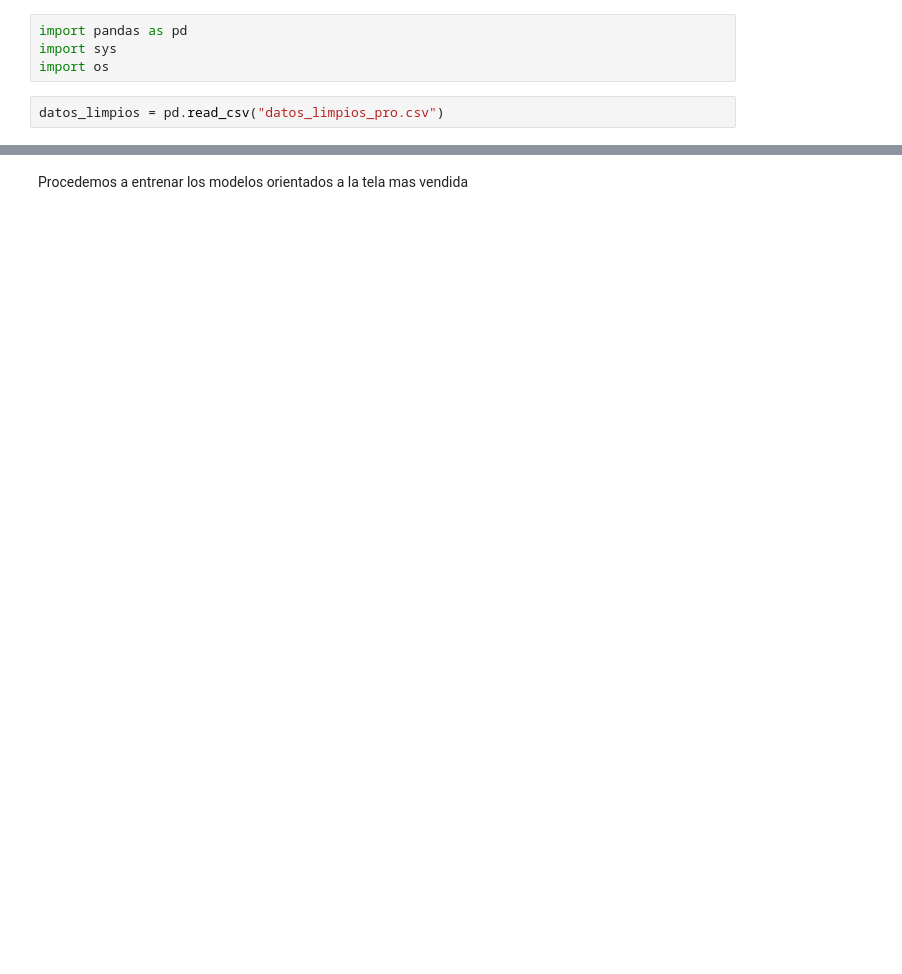
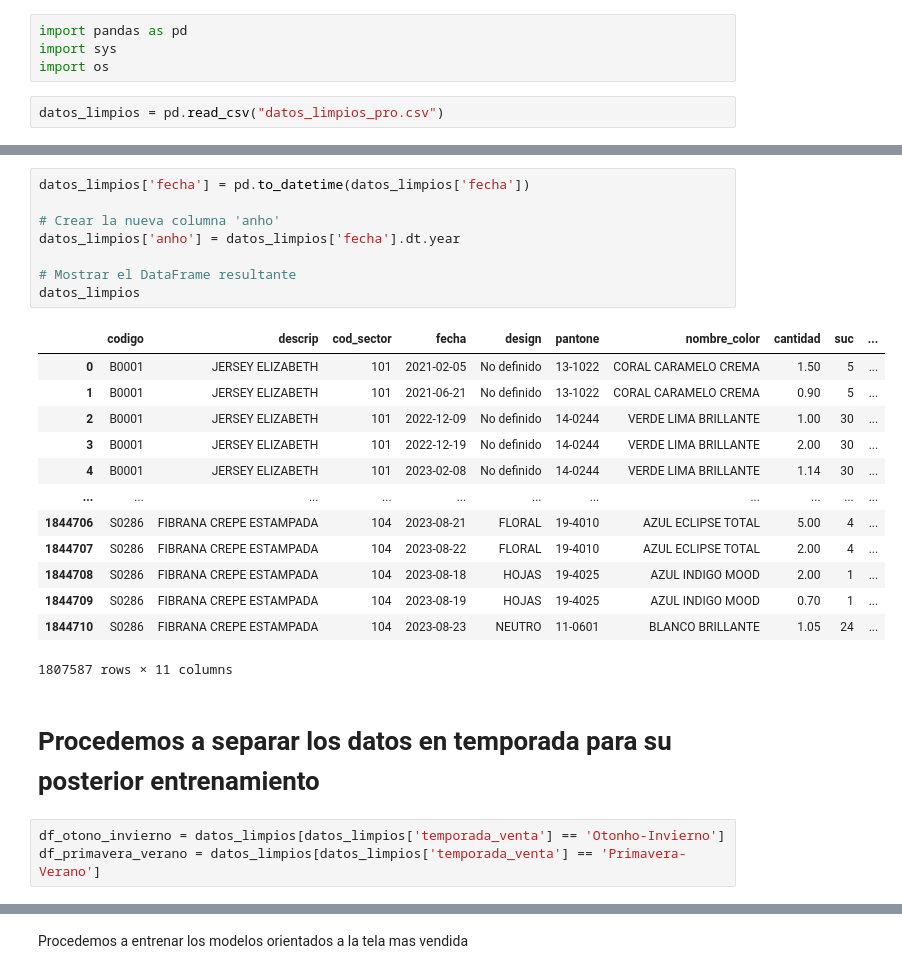
Before and after one commit to nicolasvargaszz/stock-MachineLearning, a Jupyter notebook: datoslimpios.ipynb, the cells around one changed output, grey strips where cells are left out. Saved outputs shown, nothing was run; the diff lists cells and outputs as text; blank space fills up the shorter version.

```diff
--- a/datoslimpios.ipynb
+++ b/datoslimpios.ipynb
@@ -220 +173,28 @@ Index(['codigo', 'cod_sector', 'fecha', 'design', 'pantone', 'cantidad', 'suc',
       dtype='object')
+# %%
+datos_limpios['fecha'] = pd.to_datetime(datos_limpios['fecha'])
+
+# Crear la nueva columna 'anho'
+datos_limpios['anho'] = datos_limpios['fecha'].dt.year
+
+# Mostrar el DataFrame resultante
+datos_limpios
+# %% [output]
+|  | codigo | descrip | cod_sector | fecha | design | pantone | nombre_color | cantidad | suc | ... |
+| 0 | B0001 | JERSEY ELIZABETH | 101 | 2021-02-05 | No definido | 13-1022 | CORAL CARAMELO CREMA | 1.50 | 5 | ... |
+| 1 | B0001 | JERSEY ELIZABETH | 101 | 2021-06-21 | No definido | 13-1022 | CORAL CARAMELO CREMA | 0.90 | 5 | ... |
+| 2 | B0001 | JERSEY ELIZABETH | 101 | 2022-12-09 | No definido | 14-0244 | VERDE LIMA BRILLANTE | 1.00 | 30 | ... |
+| 3 | B0001 | JERSEY ELIZABETH | 101 | 2022-12-19 | No definido | 14-0244 | VERDE LIMA BRILLANTE | 2.00 | 30 | ... |
+| 4 | B0001 | JERSEY ELIZABETH | 101 | 2023-02-08 | No definido | 14-0244 | VERDE LIMA BRILLANTE | 1.14 | 30 | ... |
+| ... | ... | ... | ... | ... | ... | ... | ... | ... | ... | ... |
+| 1844706 | S0286 | FIBRANA CREPE ESTAMPADA | 104 | 2023-08-21 | FLORAL | 19-4010 | AZUL ECLIPSE TOTAL | 5.00 | 4 | ... |
+| 1844707 | S0286 | FIBRANA CREPE ESTAMPADA | 104 | 2023-08-22 | FLORAL | 19-4010 | AZUL ECLIPSE TOTAL | 2.00 | 4 | ... |
+| 1844708 | S0286 | FIBRANA CREPE ESTAMPADA | 104 | 2023-08-18 | HOJAS | 19-4025 | AZUL INDIGO MOOD | 2.00 | 1 | ... |
+| 1844709 | S0286 | FIBRANA CREPE ESTAMPADA | 104 | 2023-08-19 | HOJAS | 19-4025 | AZUL INDIGO MOOD | 0.70 | 1 | ... |
+| 1844710 | S0286 | FIBRANA CREPE ESTAMPADA | 104 | 2023-08-23 | NEUTRO | 11-0601 | BLANCO BRILLANTE | 1.05 | 24 | ... |
+1807587 rows × 11 columns
+# %% [markdown]
+# Procedemos a separar los datos en temporada para su posterior entrenamiento
+# %%
+df_otono_invierno = datos_limpios[datos_limpios['temporada_venta'] == 'Otonho-Invierno']
+df_primavera_verano = datos_limpios[datos_limpios['temporada_venta'] == 'Primavera-Verano']
```
Also changed, not shown: parts of 49 cells of this notebook.
